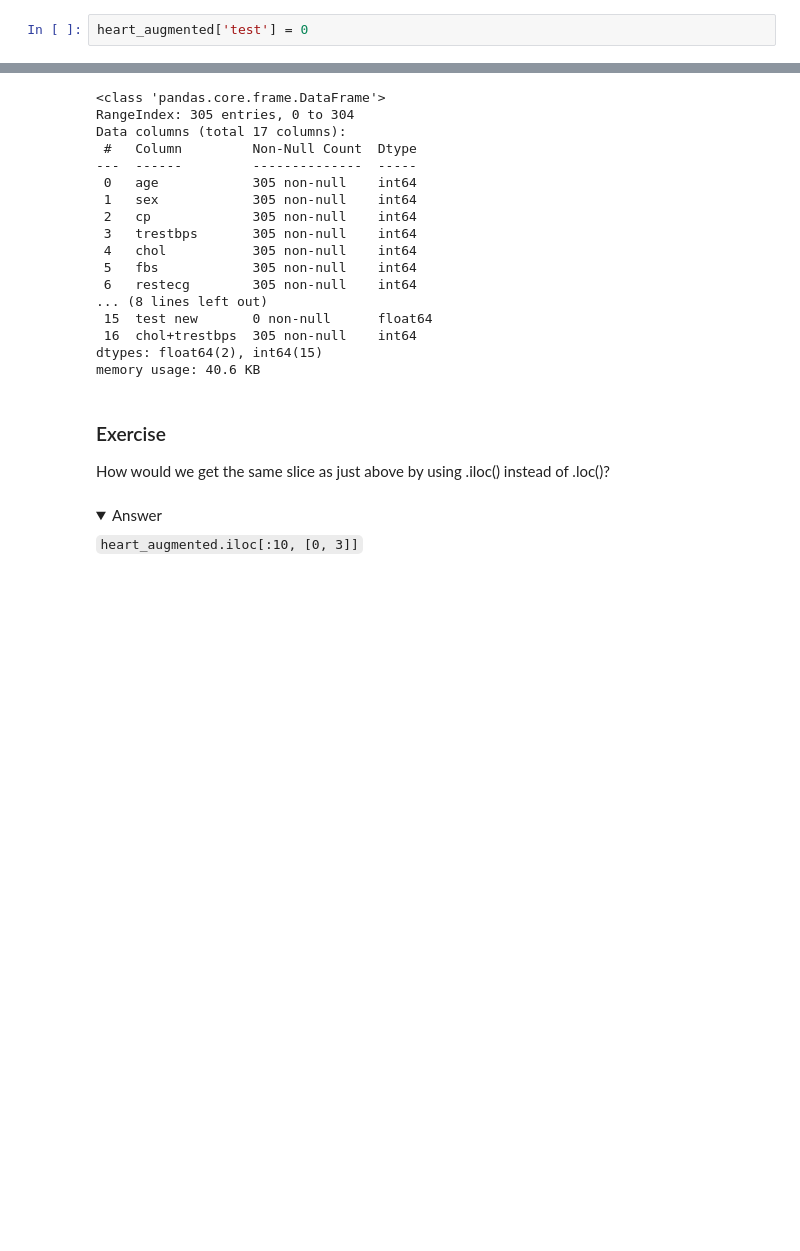
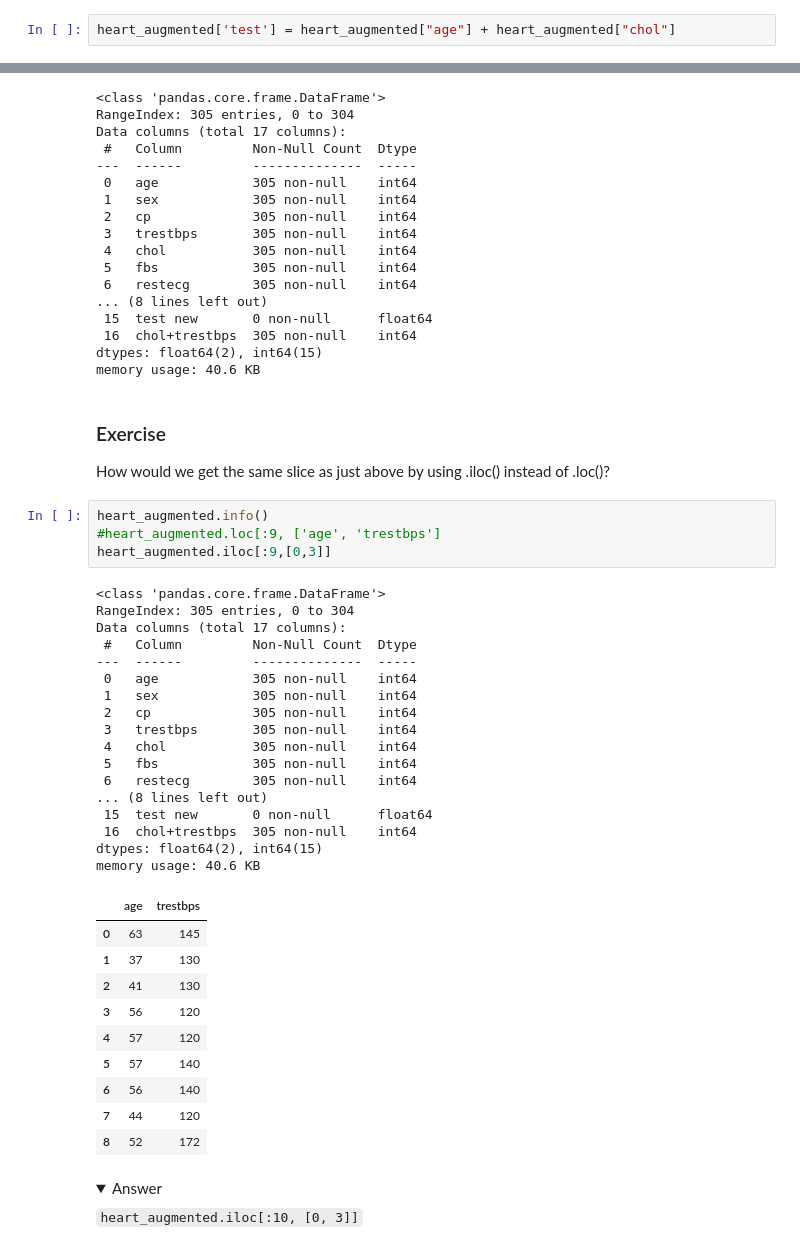
Before and after one commit to flatiron-school/Cam-20220419, a Jupyter notebook: week6/data_manipulation_pandas.ipynb, the cells around one changed output, grey strips where cells are left out. Cells and saved outputs as stored; diff of their text form; folded sections open; blank space fills up the shorter version.

```diff
--- a/week6/data_manipulation_pandas.ipynb
+++ b/week6/data_manipulation_pandas.ipynb
@@ -418,8 +455,8 @@ heart_augmented.tail()
 ### Adding Columns
 
 Adding a column is very easy in `pandas`. Let's add a new column to our dataset called "test", and set all of its values to 0.
-# %%
-heart_augmented['test'] = 0
+# %%
+heart_augmented['test'] = heart_augmented["age"] + heart_augmented["chol"]
 # %%
 heart_augmented.head()
 # %% [output]
@@ -621,6 +659,38 @@ memory usage: 40.6 KB
 ### Exercise
 
 How would we get the same slice as just above by using .iloc() instead of .loc()?
+# %%
+heart_augmented.info()
+#heart_augmented.loc[:9, ['age', 'trestbps']
+heart_augmented.iloc[:9,[0,3]]
+# %% [output]
+<class 'pandas.core.frame.DataFrame'>
+RangeIndex: 305 entries, 0 to 304
+Data columns (total 17 columns):
+ #   Column         Non-Null Count  Dtype
+---  ------         --------------  -----
+ 0   age            305 non-null    int64
+ 1   sex            305 non-null    int64
+ 2   cp             305 non-null    int64
+ 3   trestbps       305 non-null    int64
+ 4   chol           305 non-null    int64
+ 5   fbs            305 non-null    int64
+ 6   restecg        305 non-null    int64
+... (8 lines left out)
+ 15  test new       0 non-null      float64
+ 16  chol+trestbps  305 non-null    int64
+dtypes: float64(2), int64(15)
+memory usage: 40.6 KB
+|  | age | trestbps |
+| 0 | 63 | 145 |
+| 1 | 37 | 130 |
+| 2 | 41 | 130 |
+| 3 | 56 | 120 |
+| 4 | 57 | 120 |
+| 5 | 57 | 140 |
+| 6 | 56 | 140 |
+| 7 | 44 | 120 |
+| 8 | 52 | 172 |
 # %% [markdown]
 <details>
     <summary>Answer</summary>
```
Also changed, not shown: parts of 26 cells of this notebook, 12 other files.
